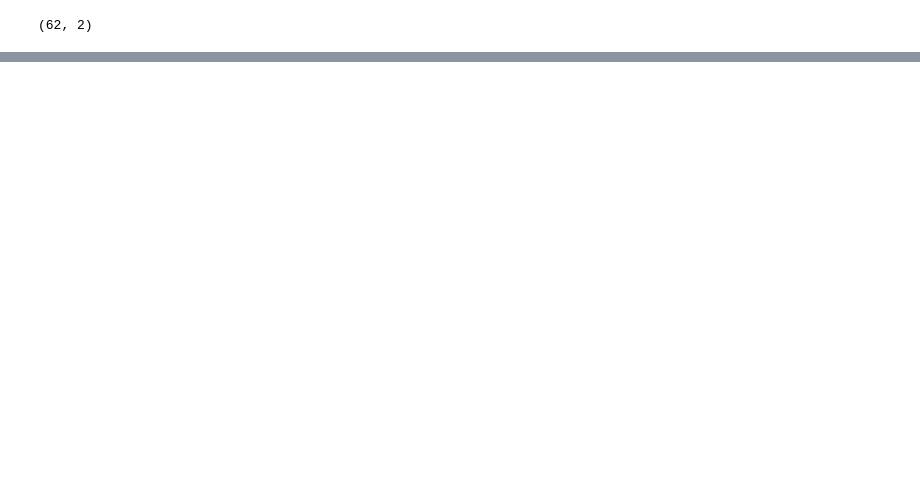
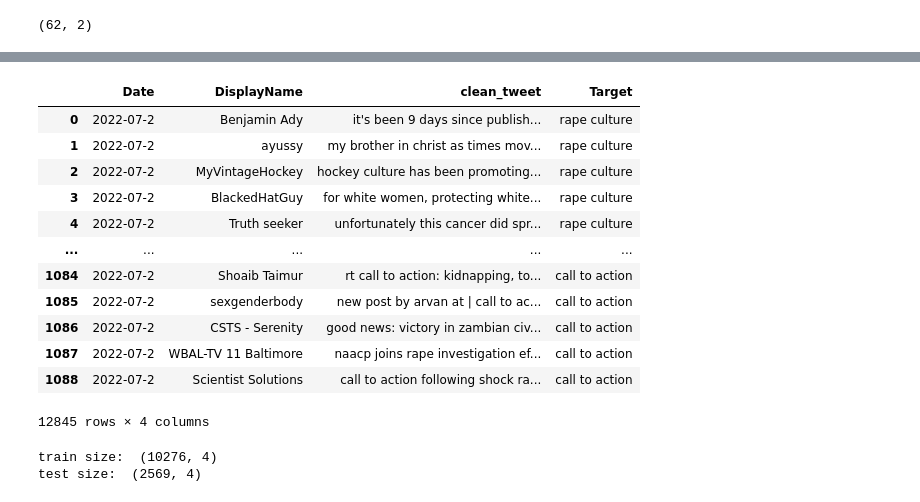
Before and after one commit to EhizDanny/Text_Classification, a Jupyter notebook: rape_analysis.ipynb, the cells around one changed output, grey strips where cells are left out. Drawn from its saved outputs; the diff is of its cells as text; code cells hidden in the pictures; blank space fills up the shorter version.

```diff
--- a/rape_analysis.ipynb
+++ b/rape_analysis.ipynb
@@ -13,6 +37,6 @@ from datetime import datetime
 # %%
 # query =  'rapist (#rape OR #assualt OR #abuse OR #rapist OR #sexual_assualt OR #sexual_abuse) lang:en) until:2022-04-30'
-query = 'rape culture'
+query = 'rape culture lang:en'
 
 tweet_words = []
 limit = 4000
@@ -23,7 +47,7 @@ for tweet in sn.TwitterSearchScraper(query).get_items():
         tweet_words.append([tweet.date, tweet.user.displayname,
             tweet.content, tweet.lang, tweet.source])
 
-ds = pd.DataFrame(tweet_words, columns=['Date', 'DisplayName', 'Tweets', 'Language', 'location'])
+rape_culture2 = pd.DataFrame(tweet_words, columns=['Date', 'DisplayName', 'Tweets', 'Language', 'location'])
 # %%
 # query =  'rapist (#rape OR #assualt OR #abuse OR #rapist OR #sexual_assualt OR #sexual_abuse) lang:en) until:2022-04-30'
 query = '(rape_culture) (#rape_culture) lang:en'
@@ -38,8 +62,6 @@ for tweet in sn.TwitterSearchScraper(query).get_items():
             tweet.content, tweet.lang, tweet.source])
 
 df = pd.DataFrame(tweet_words, columns=['Date', 'DisplayName', 'Tweets', 'Language', 'location'])
-# %%
-rape_culture2 = ds.copy()
 # %%
 # query =  'rapist (#rape OR #assualt OR #abuse OR #rapist OR #sexual_assualt OR #sexual_abuse) lang:en) until:2022-04-30'
 query = 'call to action rape lang:en'
@@ -316 +364,9 @@ KeyError: 'clean_tweet'
+# %%
+# Getting the sentiment degree cannot work on a duplicated index. We reset index
+rape_culture2_.reset_index(inplace= True)
+rape_penalty_.reset_index(inplace= True)
+victim_blaming_.reset_index(inplace= True)
+self_defence_.reset_index(inplace= True)
+call_to_action_.reset_index(inplace= True)
+Say_no_to_rape_.reset_index(inplace= True)
 # %%
@@ -409,0 +391,12 @@ RuntimeError: At least one of TensorFlow 2.0 or PyTorch should be installed. To
+# %%
+# prepare the dataset to be used for text analysis modelling
+rape_culture2_['Target'] = 'Rape Culture'
+rape_penalty_['Target'] = 'Rape penalty'
+victim_blaming_['Target'] = 'Victim Blaming'
+self_defence_['Target'] = 'Self Defence'
+call_to_action_['Target'] = 'Call to Action'
+
+# join the dataframes together
+data_list = [rape_culture2_, rape_penalty_, victim_blaming_, self_defence_, call_to_action_]
+data = pd.concat(data_list)
+data.shape
@@ -409,0 +421,31 @@ RuntimeError: At least one of TensorFlow 2.0 or PyTorch should be installed. To
+# %%
+# Drop unwanted columns and turn all value to lowercase for easy NLP
+
+dx = data.drop(['Subjectivity', 'Polarity', 'Sentiments'],axis = 1)
+dx['clean_tweet'] = dx['clean_tweet'].apply(str) # Convert all to string
+dx['clean_tweet'] = dx['clean_tweet'].str.lower()
+
+dx['Target'] = dx['Target'].apply(str) # Convert all to string
+dx['Target'] = dx['Target'].str.lower()
+dx
+# %% [output]
+|  | Date | DisplayName | clean_tweet | Target |
+| 0 | 2022-07-2 | Benjamin Ady | it's been 9 days since publish... | rape culture |
+| 1 | 2022-07-2 | ayussy | my brother in christ as times mov... | rape culture |
+| 2 | 2022-07-2 | MyVintageHockey | hockey culture has been promoting... | rape culture |
+| 3 | 2022-07-2 | BlackedHatGuy | for white women, protecting white... | rape culture |
+| 4 | 2022-07-2 | Truth seeker | unfortunately this cancer did spr... | rape culture |
+| ... | ... | ... | ... | ... |
+| 1084 | 2022-07-2 | Shoaib Taimur | rt call to action: kidnapping, to... | call to action |
+| 1085 | 2022-07-2 | sexgenderbody | new post by arvan at | call to ac... | call to action |
+| 1086 | 2022-07-2 | CSTS - Serenity | good news: victory in zambian civ... | call to action |
+| 1087 | 2022-07-2 | WBAL-TV 11 Baltimore | naacp joins rape investigation ef... | call to action |
+| 1088 | 2022-07-2 | Scientist Solutions | call to action following shock ra... | call to action |
+12845 rows × 4 columns
+# %%
+train, test = train_test_split(dx, test_size= 0.2, random_state = 23, stratify = dx['Target'])
+print(f'train size: ', train.shape)
+print(f'test size: ', test.shape)
+# %% [output]
+train size:  (10276, 4)
+test size:  (2569, 4)
```
Also changed, not shown: parts of 31 cells of this notebook.
